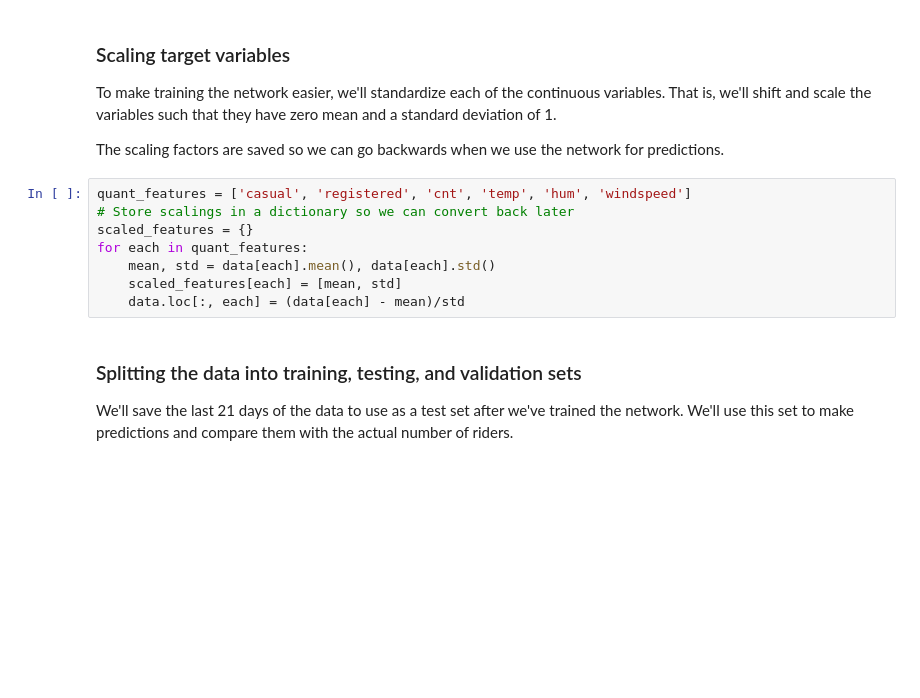
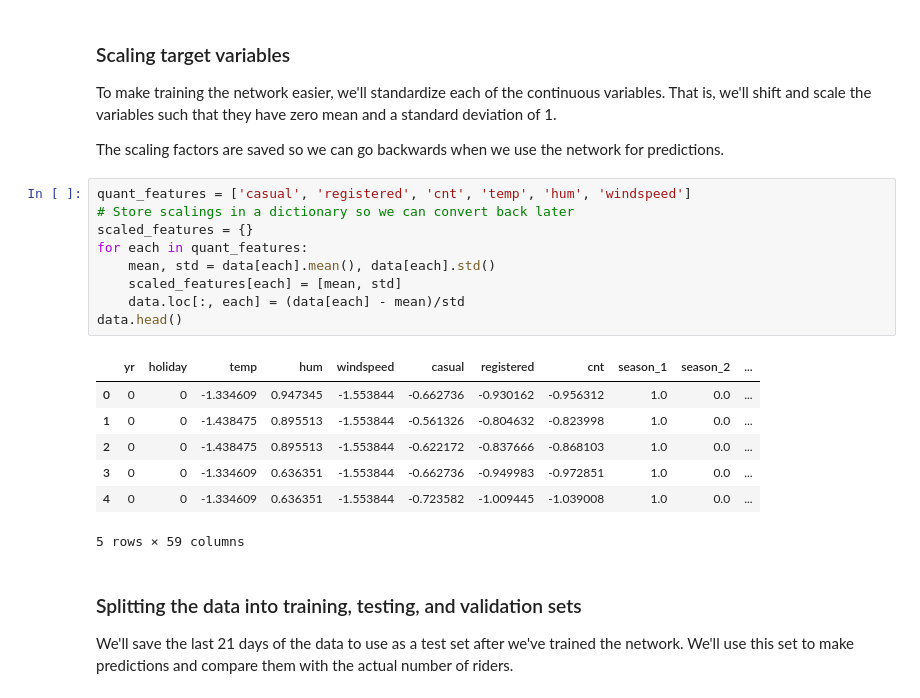
Before and after one commit to Walter1218/DeepLearning, a Jupyter notebook: dlnd-project-1/dlnd-your-first-neural-network.ipynb, the cells around one changed output. Drawn from its saved outputs; the diff is of its cells as text; blank space fills up the shorter version.

```diff
--- a/dlnd-project-1/dlnd-your-first-neural-network.ipynb
+++ b/dlnd-project-1/dlnd-your-first-neural-network.ipynb
@@ -66,11 +66,20 @@ The scaling factors are saved so we can go backwards when we use the network for
 # %%
 quant_features = ['casual', 'registered', 'cnt', 'temp', 'hum', 'windspeed']
 # Store scalings in a dictionary so we can convert back later
 scaled_features = {}
 for each in quant_features:
     mean, std = data[each].mean(), data[each].std()
     scaled_features[each] = [mean, std]
     data.loc[:, each] = (data[each] - mean)/std
+data.head()
+# %% [output]
+|  | yr | holiday | temp | hum | windspeed | casual | registered | cnt | season_1 | season_2 | ... |
+| 0 | 0 | 0 | -1.334609 | 0.947345 | -1.553844 | -0.662736 | -0.930162 | -0.956312 | 1.0 | 0.0 | ... |
+| 1 | 0 | 0 | -1.438475 | 0.895513 | -1.553844 | -0.561326 | -0.804632 | -0.823998 | 1.0 | 0.0 | ... |
+| 2 | 0 | 0 | -1.438475 | 0.895513 | -1.553844 | -0.622172 | -0.837666 | -0.868103 | 1.0 | 0.0 | ... |
+| 3 | 0 | 0 | -1.334609 | 0.636351 | -1.553844 | -0.662736 | -0.949983 | -0.972851 | 1.0 | 0.0 | ... |
+| 4 | 0 | 0 | -1.334609 | 0.636351 | -1.553844 | -0.723582 | -1.009445 | -1.039008 | 1.0 | 0.0 | ... |
+5 rows × 59 columns
 # %% [markdown]
 ### Splitting the data into training, testing, and validation sets
 
```
Also changed, not shown: parts of 5 cells of this notebook, 1 other file.
